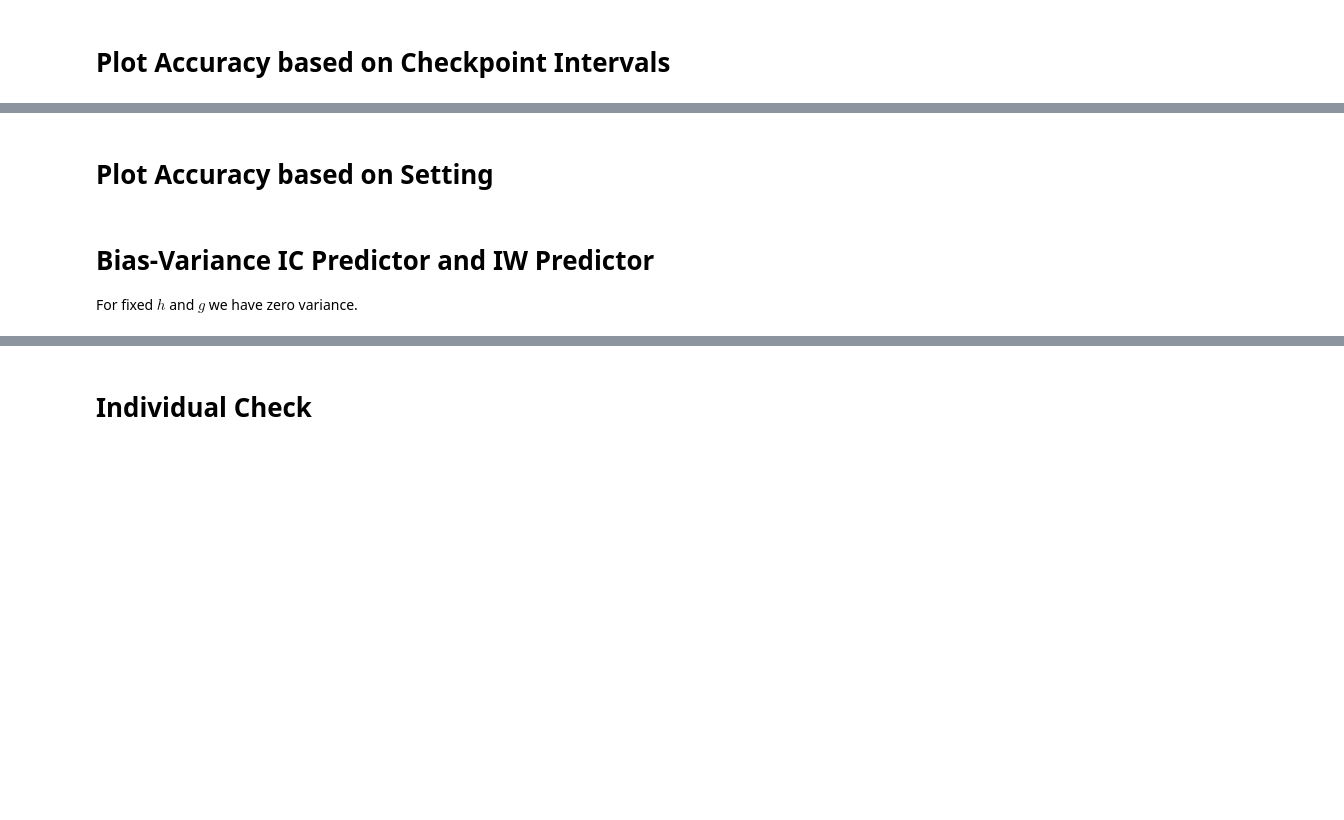
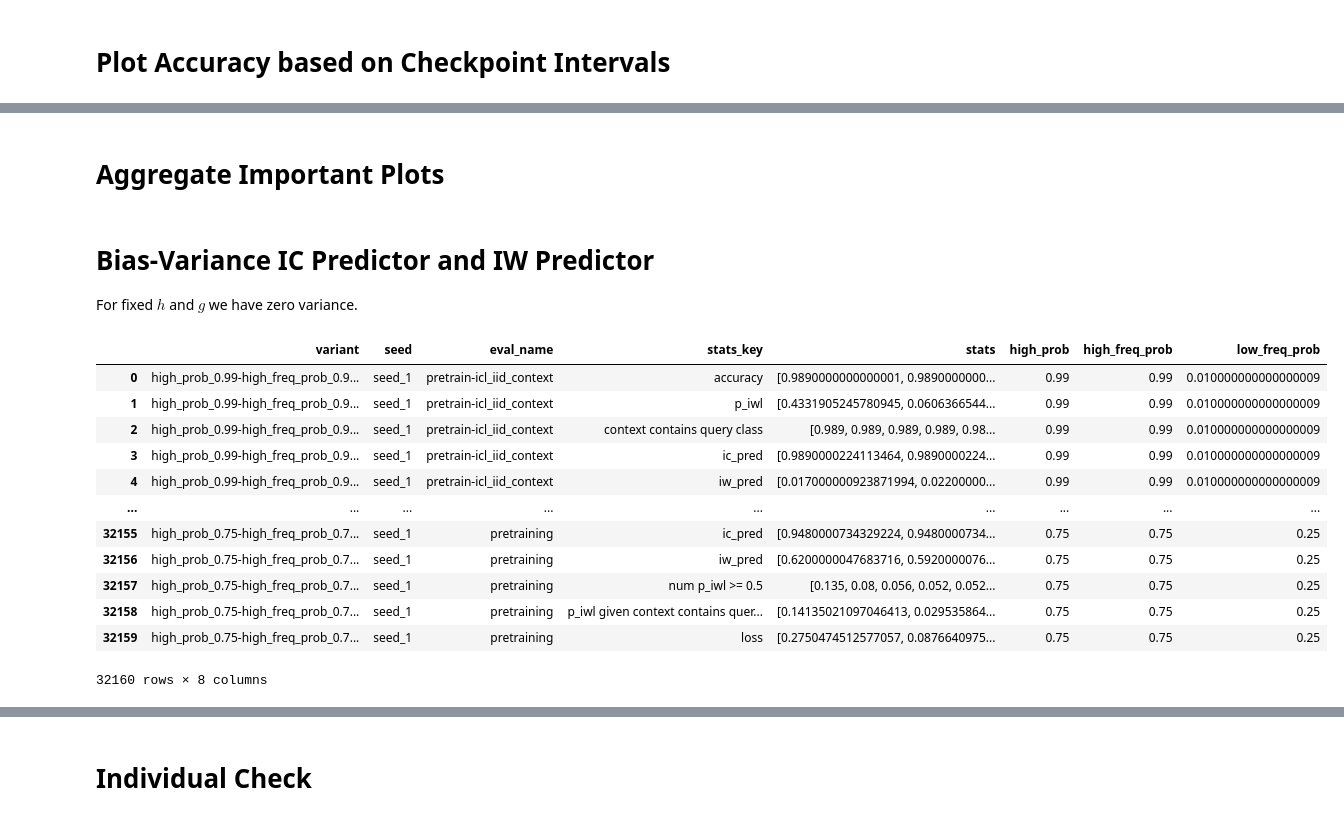
Before and after one commit to chanb/simple_icl, a Jupyter notebook: cc_utils/plot_accuracy.ipynb, the cells around one changed output, grey strips where cells are left out. Cells and saved outputs as stored; diff of their text form; code cells hidden in the pictures; blank space fills up the shorter version.

```diff
--- a/cc_utils/plot_accuracy.ipynb
+++ b/cc_utils/plot_accuracy.ipynb
@@ -43,18 +43,17 @@ results_dir = "/Users/chanb/research/ualberta/simple_icl/results/simple_icl/resu
 # results_dir = "/home/chanb/scratch/simple_icl/results"
 # %%
 variant_name = "simple_icl-fixed_g"
-# variant_name = "simple_icl-fixed_g-query_only_alpha"
 # variant_name = "simple_icl-learned_g"
 # variant_name = "simple_icl-transformer"
 # variant_name = "simple_icl-transformer-non_linear"
 
 checkpoint_steps = 500
 
-stats_file = os.path.join(repo_path, "cc_utils/agg_stats", "{}.feather".format(variant_name))
+stats_file = os.path.join(repo_path, "cc_utils/plots/agg_stats", "{}.feather".format(variant_name))
 stats = pd.read_feather(stats_file)
 
 os.makedirs(
-    os.path.join(repo_path, "cc_utils/acc-plots", variant_name),
+    os.path.join(repo_path, "cc_utils/plots/acc-plots", variant_name),
     exist_ok=True
 )
 
@@ -215,2 +245,0 @@ Done simple_icl-fixed_g high_prob_0.9-high_freq_prob_0.9-low_freq_prob_0.0999999
-# %% [markdown]
-# Plot Accuracy based on Setting
@@ -308,0 +246,2 @@ for eval_names, plot_name, plot_title in zip(eval_namess, plot_names, plot_title
+# %% [markdown]
+# Aggregate Important Plots
@@ -309,3 +362,19 @@ for eval_names, plot_name, plot_title in zip(eval_namess, plot_names, plot_title
 # %% [markdown]
 # Bias-Variance IC Predictor and IW Predictor
 For fixed $h$ and $g$ we have zero variance.
+# %%
+stats
+# %% [output]
+|  | variant | seed | eval_name | stats_key | stats | high_prob | high_freq_prob | low_freq_prob |
+| 0 | high_prob_0.99-high_freq_prob_0.9... | seed_1 | pretrain-icl_iid_context | accuracy | [0.9890000000000001, 0.9890000000... | 0.99 | 0.99 | 0.010000000000000009 |
+| 1 | high_prob_0.99-high_freq_prob_0.9... | seed_1 | pretrain-icl_iid_context | p_iwl | [0.4331905245780945, 0.0606366544... | 0.99 | 0.99 | 0.010000000000000009 |
+| 2 | high_prob_0.99-high_freq_prob_0.9... | seed_1 | pretrain-icl_iid_context | context contains query class | [0.989, 0.989, 0.989, 0.989, 0.98... | 0.99 | 0.99 | 0.010000000000000009 |
+| 3 | high_prob_0.99-high_freq_prob_0.9... | seed_1 | pretrain-icl_iid_context | ic_pred | [0.9890000224113464, 0.9890000224... | 0.99 | 0.99 | 0.010000000000000009 |
+| 4 | high_prob_0.99-high_freq_prob_0.9... | seed_1 | pretrain-icl_iid_context | iw_pred | [0.017000000923871994, 0.02200000... | 0.99 | 0.99 | 0.010000000000000009 |
+| ... | ... | ... | ... | ... | ... | ... | ... | ... |
+| 32155 | high_prob_0.75-high_freq_prob_0.7... | seed_1 | pretraining | ic_pred | [0.9480000734329224, 0.9480000734... | 0.75 | 0.75 | 0.25 |
+| 32156 | high_prob_0.75-high_freq_prob_0.7... | seed_1 | pretraining | iw_pred | [0.6200000047683716, 0.5920000076... | 0.75 | 0.75 | 0.25 |
+| 32157 | high_prob_0.75-high_freq_prob_0.7... | seed_1 | pretraining | num p_iwl >= 0.5 | [0.135, 0.08, 0.056, 0.052, 0.052... | 0.75 | 0.75 | 0.25 |
+| 32158 | high_prob_0.75-high_freq_prob_0.7... | seed_1 | pretraining | p_iwl given context contains quer... | [0.14135021097046413, 0.029535864... | 0.75 | 0.75 | 0.25 |
+| 32159 | high_prob_0.75-high_freq_prob_0.7... | seed_1 | pretraining | loss | [0.2750474512577057, 0.0876640975... | 0.75 | 0.75 | 0.25 |
+32160 rows × 8 columns
```
Also changed, not shown: parts of 11 cells of this notebook, 2 other files.
